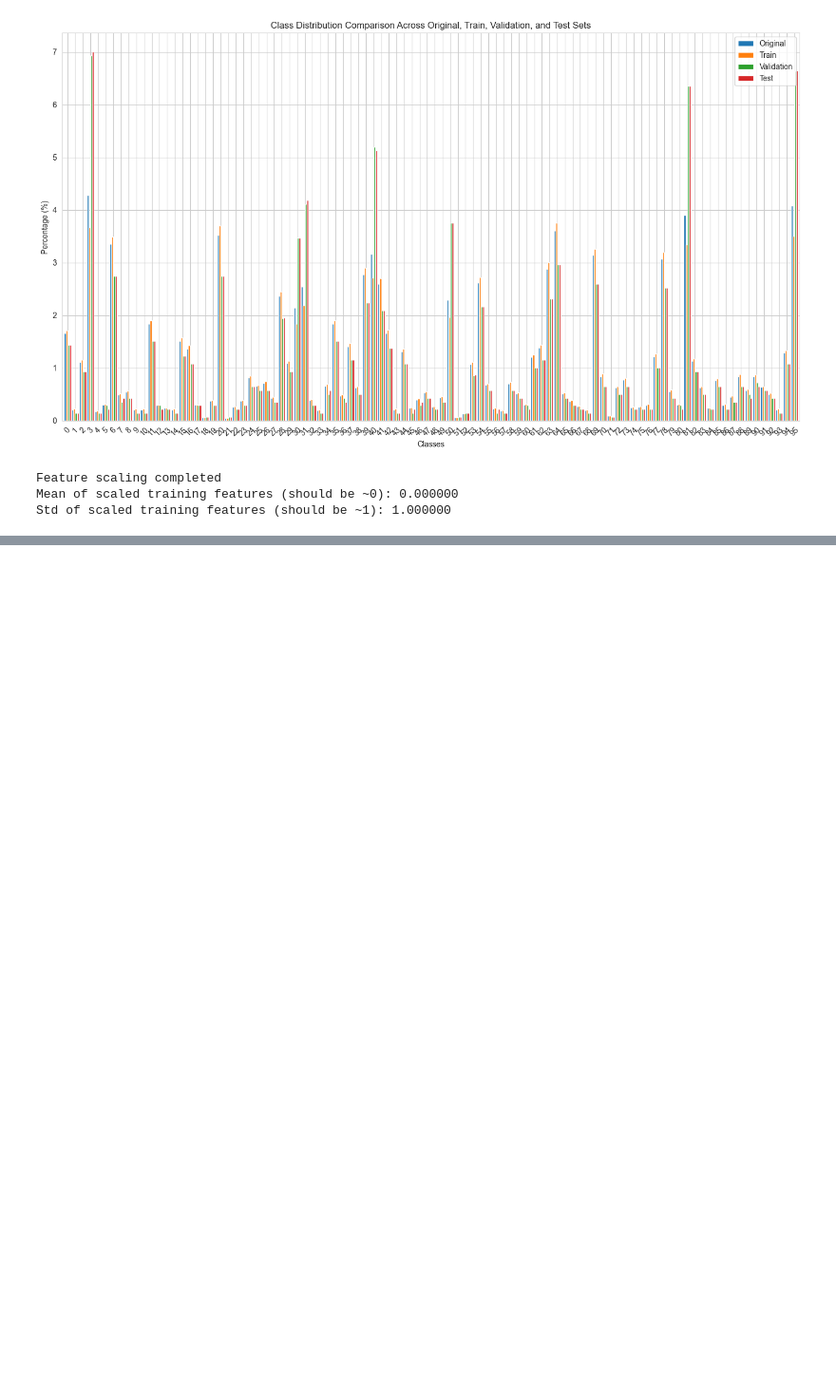
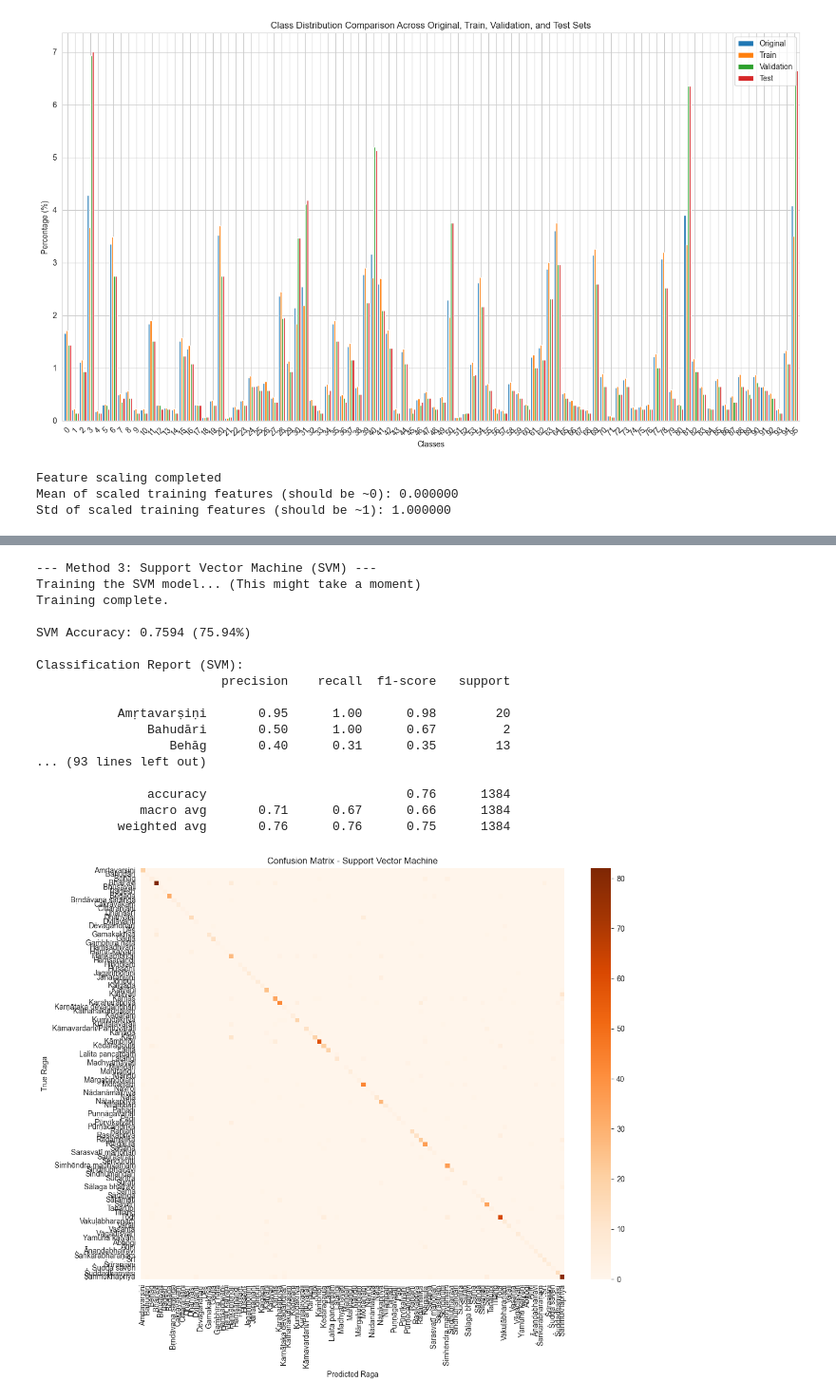
Before and after one commit to vvk-mhn/ML_Carnatic, a Jupyter notebook: ML_Project.ipynb, the cells around one changed output, grey strips where cells are left out. Shown at 95% size. Drawn from its saved outputs; the diff is of its cells as text; code cells hidden in the pictures; blank space fills up the shorter version.

```diff
--- a/ML_Project.ipynb
+++ b/ML_Project.ipynb
@@ -265,3 +440,63 @@ Std of scaled training features (should be ~1): 1.000000
+# %%
+# Cell 10: Support Vector Machine (SVM)
+
+import matplotlib.pyplot as plt
+import seaborn as sns
+from sklearn.svm import SVC
+from sklearn.metrics import accuracy_score, classification_report, confusion_matrix
+
+print("--- Method 3: Support Vector Machine (SVM) ---")
+
+# 1. Initialize and Train the Model
+# 'C' is the regularization parameter.
+# 'kernel' can be 'linear', 'poly', 'rbf', etc. 'rbf' is a good default.
+svm_classifier = SVC(kernel='rbf', C=1.0, random_state=42)
+
+print("Training the SVM model... (This might take a moment)")
+svm_classifier.fit(X_train_scaled, y_train)
+print("Training complete.")
+
+# 2. Make Predictions on the Test Set
+y_pred_svm = svm_classifier.predict(X_test_scaled)
+
+# 3. Evaluate the Model
+accuracy_svm = accuracy_score(y_test, y_pred_svm)
+print(f"\nSVM Accuracy: {accuracy_svm:.4f} ({accuracy_svm*100:.2f}%)")
+
+# Print a detailed classification report
+print("\nClassification Report (SVM):")
+print(classification_report(y_test, y_pred_svm, target_names=label_encoder.classes_))
+
+# 4. Visualize the Confusion Matrix
+conf_matrix_svm = confusion_matrix(y_test, y_pred_svm)
+plt.figure(figsize=(12, 10))
+sns.heatmap(conf_matrix_svm, annot=False, cmap='Oranges',
+            xticklabels=label_encoder.classes_,
+            yticklabels=label_encoder.classes_)
+plt.title('Confusion Matrix - Support Vector Machine')
+plt.xlabel('Predicted Raga')
+plt.ylabel('True Raga')
+plt.tight_layout()
+plt.show()
+# %% [output]
+--- Method 3: Support Vector Machine (SVM) ---
+Training the SVM model... (This might take a moment)
+Training complete.
+
+SVM Accuracy: 0.7594 (75.94%)
+
+Classification Report (SVM):
+                         precision    recall  f1-score   support
+
+           Amṛtavarṣiṇi       0.95      1.00      0.98        20
+               Bahudāri       0.50      1.00      0.67         2
+                  Behāg       0.40      0.31      0.35        13
+... (93 lines left out)
+
+               accuracy                           0.76      1384
+              macro avg       0.71      0.67      0.66      1384
+           weighted avg       0.76      0.76      0.75      1384
+[figure, added]
 # %%
 from sklearn.utils.class_weight import compute_class_weight
 
```
Also changed, not shown: parts of 13 cells of this notebook, 12 other files.
